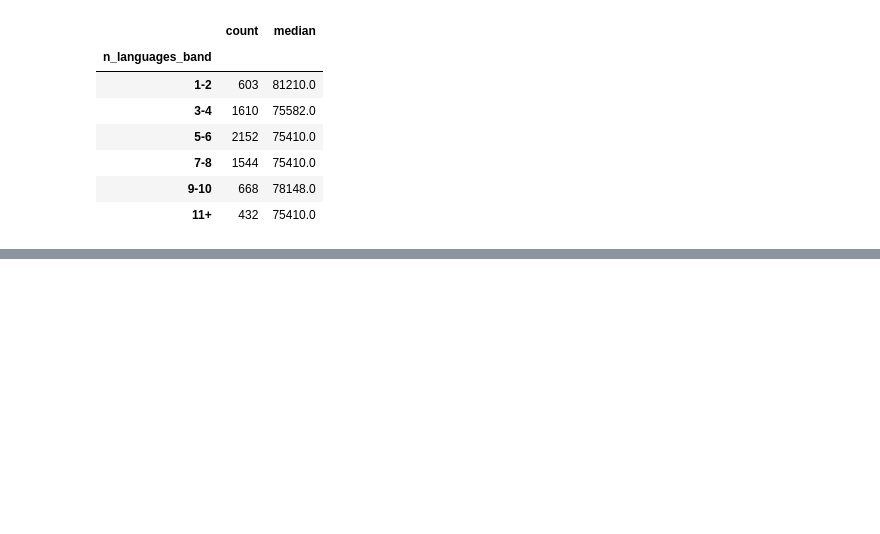
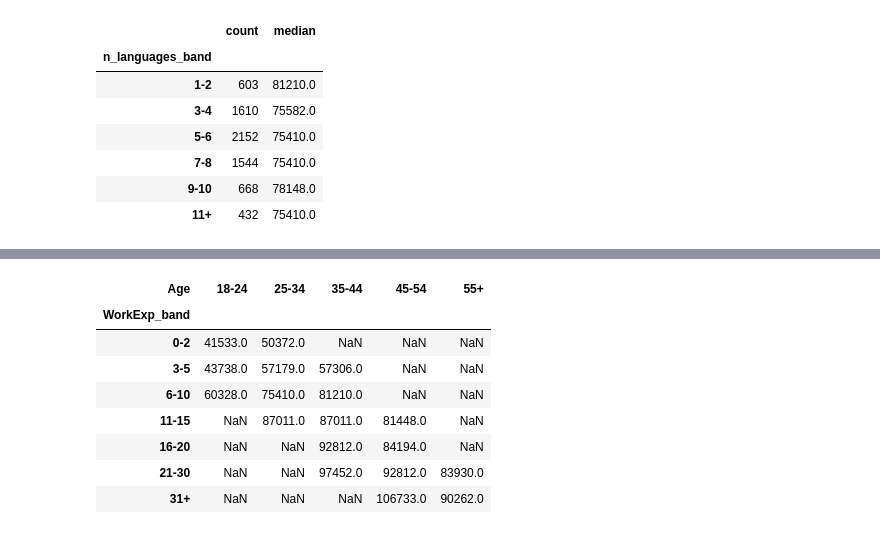
Before and after one commit to berkerild/developer-salary-prediction, a Jupyter notebook: notebooks/02_eda_statistics.ipynb, the cells around one changed output, grey strips where cells are left out. Cells and saved outputs as stored; diff of their text form; code cells hidden in the pictures; blank space fills up the shorter version.

```diff
--- a/notebooks/02_eda_statistics.ipynb
+++ b/notebooks/02_eda_statistics.ipynb
@@ -616,0 +669,18 @@ Notes:
+# %%
+# Median salary by age group within the same experience band (only cells with at least 30 people)
+age_exp = df.pivot_table(index="WorkExp_band", columns="Age", values=target,
+                         aggfunc="median", observed=True)[age_order]
+age_exp_count = df.pivot_table(index="WorkExp_band", columns="Age", values=target,
+                               aggfunc="count", observed=True)[age_order]
+
+age_exp.where(age_exp_count >= 30).round(0)
+# %% [output]
+| Age | 18-24 | 25-34 | 35-44 | 45-54 | 55+ |
+| WorkExp_band |  |  |  |  |  |
+| 0-2 | 41533.0 | 50372.0 | NaN | NaN | NaN |
+| 3-5 | 43738.0 | 57179.0 | 57306.0 | NaN | NaN |
+| 6-10 | 60328.0 | 75410.0 | 81210.0 | NaN | NaN |
+| 11-15 | NaN | 87011.0 | 87011.0 | 81448.0 | NaN |
+| 16-20 | NaN | NaN | 92812.0 | 84194.0 | NaN |
+| 21-30 | NaN | NaN | 97452.0 | 92812.0 | 83930.0 |
+| 31+ | NaN | NaN | NaN | 106733.0 | 90262.0 |
```
Also changed, not shown: parts of 17 cells of this notebook.
